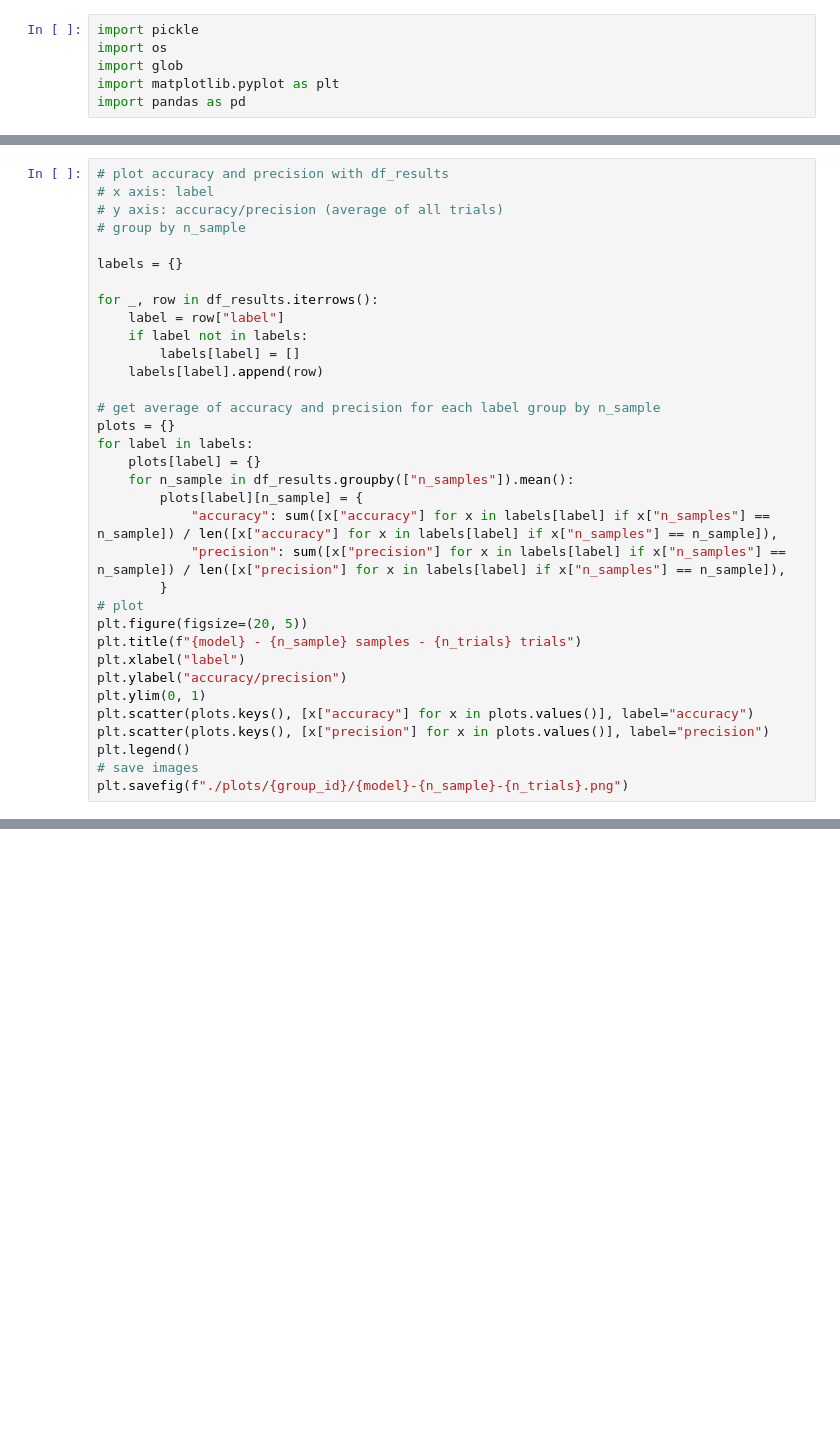
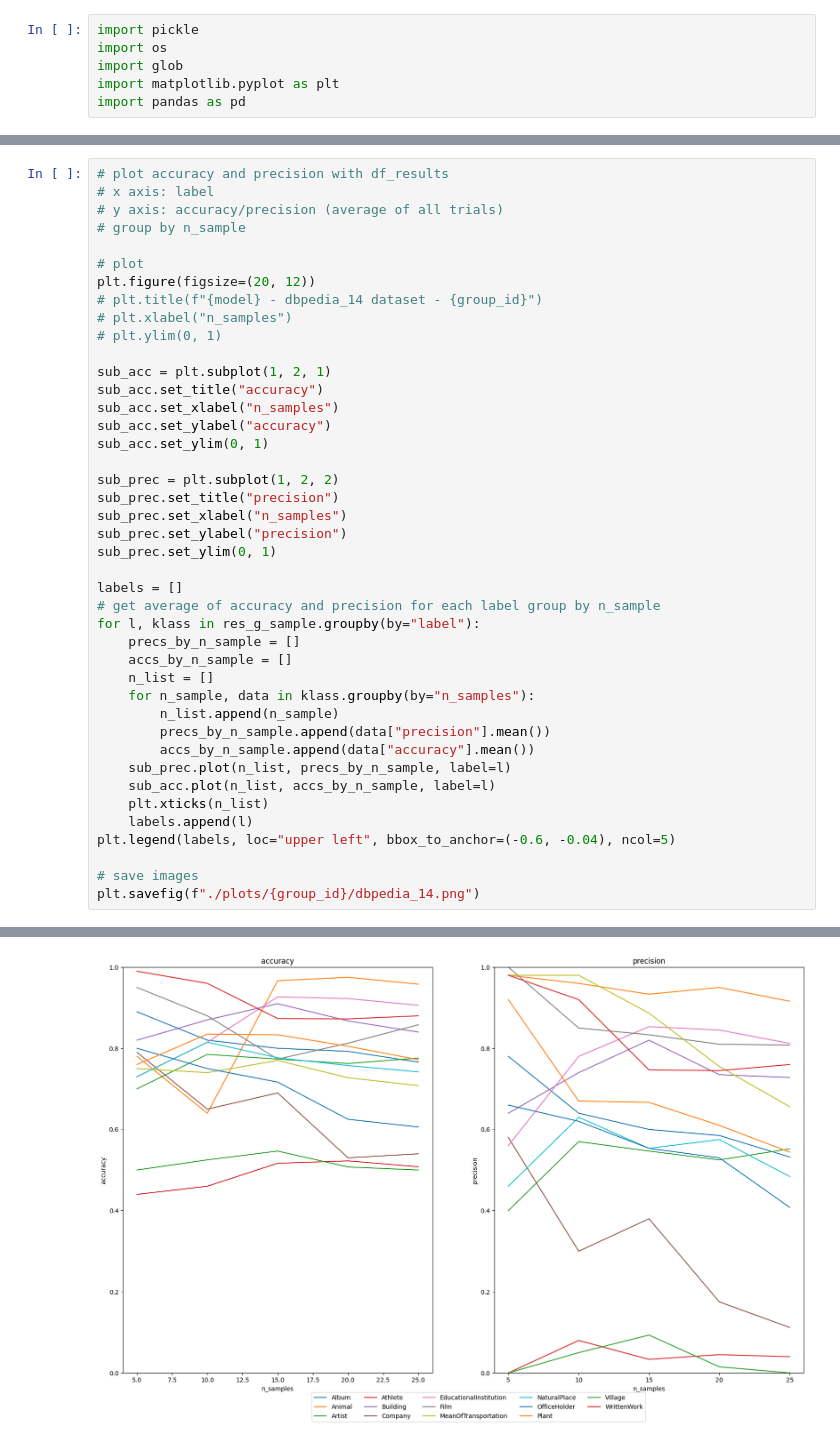
Before and after one commit to crowd4u/evaluate-LLMs, a Jupyter notebook: experiments/plot_data.ipynb, the cells around one changed output, grey strips where cells are left out. Cells and saved outputs as stored; diff of their text form; blank space fills up the shorter version.

Commit message:
add result data

```diff
--- a/experiments/plot_data.ipynb
+++ b/experiments/plot_data.ipynb
@@ -84,32 +80,40 @@ res_g_sample
 # y axis: accuracy/precision (average of all trials)
 # group by n_sample
 
-labels = {}
+# plot
+plt.figure(figsize=(20, 12))
+# plt.title(f"{model} - dbpedia_14 dataset - {group_id}")
+# plt.xlabel("n_samples")
+# plt.ylim(0, 1)
 
-for _, row in df_results.iterrows():
-    label = row["label"]
-    if label not in labels:
-        labels[label] = []
-    labels[label].append(row)
+sub_acc = plt.subplot(1, 2, 1)
+sub_acc.set_title("accuracy")
+sub_acc.set_xlabel("n_samples")
+sub_acc.set_ylabel("accuracy")
+sub_acc.set_ylim(0, 1)
 
+sub_prec = plt.subplot(1, 2, 2)
+sub_prec.set_title("precision")
+sub_prec.set_xlabel("n_samples")
+sub_prec.set_ylabel("precision")
+sub_prec.set_ylim(0, 1)
+
+labels = []
 # get average of accuracy and precision for each label group by n_sample
-plots = {}
-for label in labels:
-    plots[label] = {}
-    for n_sample in df_results.groupby(["n_samples"]).mean():
-        plots[label][n_sample] = {
-            "accuracy": sum([x["accuracy"] for x in labels[label] if x["n_samples"] == n_sample]) / len([x["accuracy"] for x in labels[label] if x["n_samples"] == n_sample]),
-            "precision": sum([x["precision"] for x in labels[label] if x["n_samples"] == n_sample]) / len([x["precision"] for x in labels[label] if x["n_samples"] == n_sample]),
-        }
-# plot
-plt.figure(figsize=(20, 5))
-plt.title(f"{model} - {n_sample} samples - {n_trials} trials")
-plt.xlabel("label")
-plt.ylabel("accuracy/precision")
-plt.ylim(0, 1)
-plt.scatter(plots.keys(), [x["accuracy"] for x in plots.values()], label="accuracy")
-plt.scatter(plots.keys(), [x["precision"] for x in plots.values()], label="precision")
-plt.legend()
+for l, klass in res_g_sample.groupby(by="label"):
+    precs_by_n_sample = []
+    accs_by_n_sample = []
+    n_list = []
+    for n_sample, data in klass.groupby(by="n_samples"):
+        n_list.append(n_sample)
+        precs_by_n_sample.append(data["precision"].mean())
+        accs_by_n_sample.append(data["accuracy"].mean())
+    sub_prec.plot(n_list, precs_by_n_sample, label=l)
+    sub_acc.plot(n_list, accs_by_n_sample, label=l)
+    plt.xticks(n_list)
+    labels.append(l)
+plt.legend(labels, loc="upper left", bbox_to_anchor=(-0.6, -0.04), ncol=5)
+
 # save images
-plt.savefig(f"./plots/{group_id}/{model}-{n_sample}-{n_trials}.png")
+plt.savefig(f"./plots/{group_id}/dbpedia_14.png")
 # %% [output]
@@ -116,0 +120 @@ AttributeError: 'DataFrame' object has no attribute 'unique'
+[figure, added]
```
Also changed, not shown: parts of 4 cells of this notebook, 3 other files.
